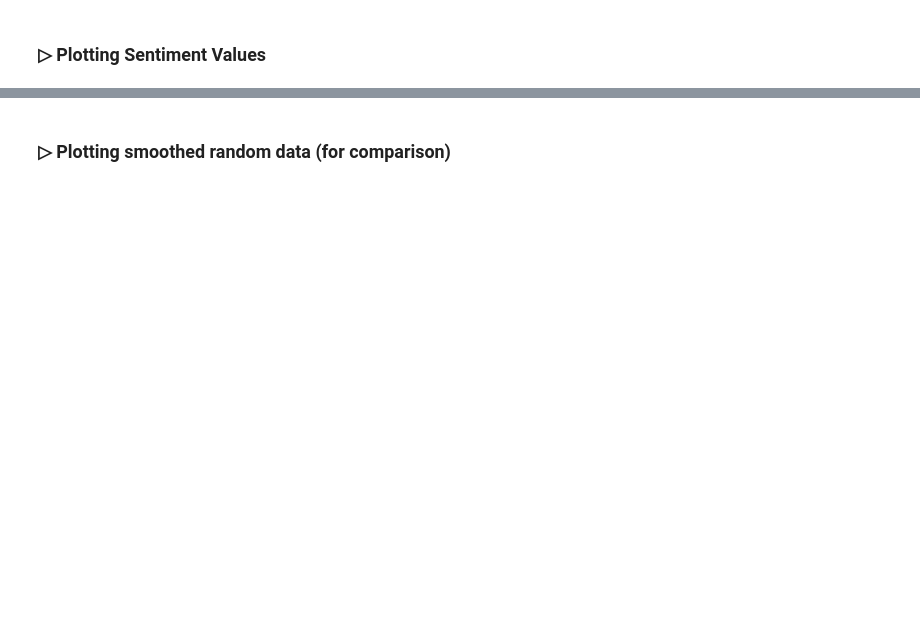
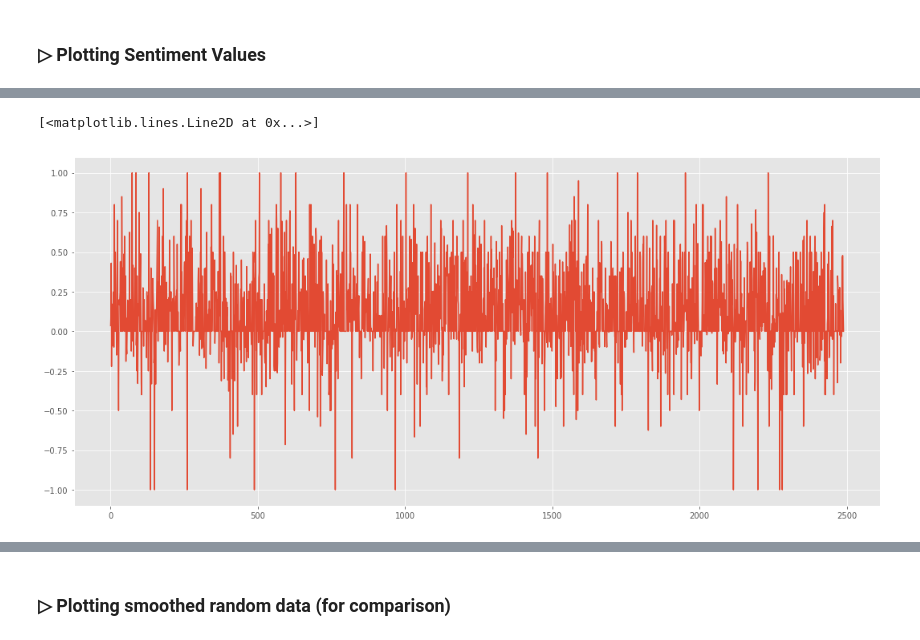
Before and after one commit to pcda17/pcda17.github.io, a Jupyter notebook: week-8_Stats-and-Visualization.ipynb, the cells around one changed output, grey strips where cells are left out. Cells and saved outputs as stored; diff of their text form; code cells hidden in the pictures; blank space fills up the shorter version.

```diff
--- a/week-8_Stats-and-Visualization.ipynb
+++ b/week-8_Stats-and-Visualization.ipynb
@@ -198 +65,4 @@ print blob_1
+# %%
+corpus_1_blobs = [TextBlob(item) for item in corpus_1_texts]
+wilde_blobs = [TextBlob(item) for item in wilde_texts]
 # %%
@@ -494,0 +175,10 @@ print random.sample(melville_blob.sentences,1)
+# %%
+# Creates a new Emerson TextBlob object
+
+emerson_blob = random.choice(corpus_1_blobs)
+
+random_emerson_sentence = random.choice(emerson_blob.sentences)
+
+print(random_emerson_sentence)
+print()
+print(random_emerson_sentence.sentiment.polarity)
@@ -495,3 +189,4 @@ print random.sample(melville_blob.sentences,1)
 # %%
-melville_sentiments=[sentence.sentiment.polarity for sentence in melville_blob.sentences]
-print melville_sentiments[:10]
+emerson_sentiments=[item.sentiment.polarity for item in emerson_blob.sentences]
+
+emerson_sentiments[:10]
@@ -498,6 +204,9 @@ print melville_sentiments[:10]
 # %%
 plt.figure(figsize=(18,8))
-plt.plot(melville_sentiments)
+plt.plot(emerson_sentiments)
+# %% [output]
+[<matplotlib.lines.Line2D at 0x...>]
+[figure, added]
 # %%
 # Smoothing our data before plotting
 
```
Also changed, not shown: parts of 106 cells of this notebook.
